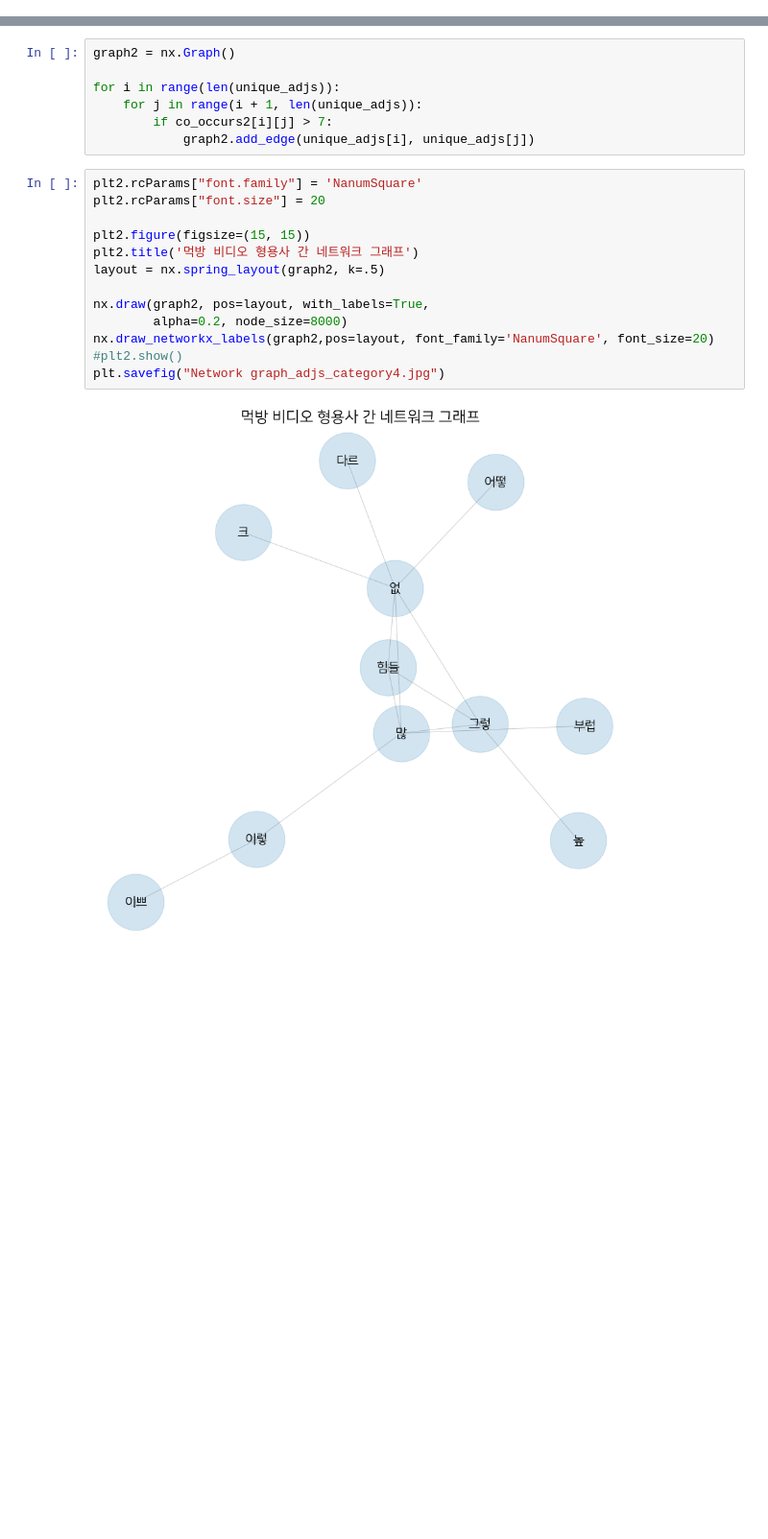
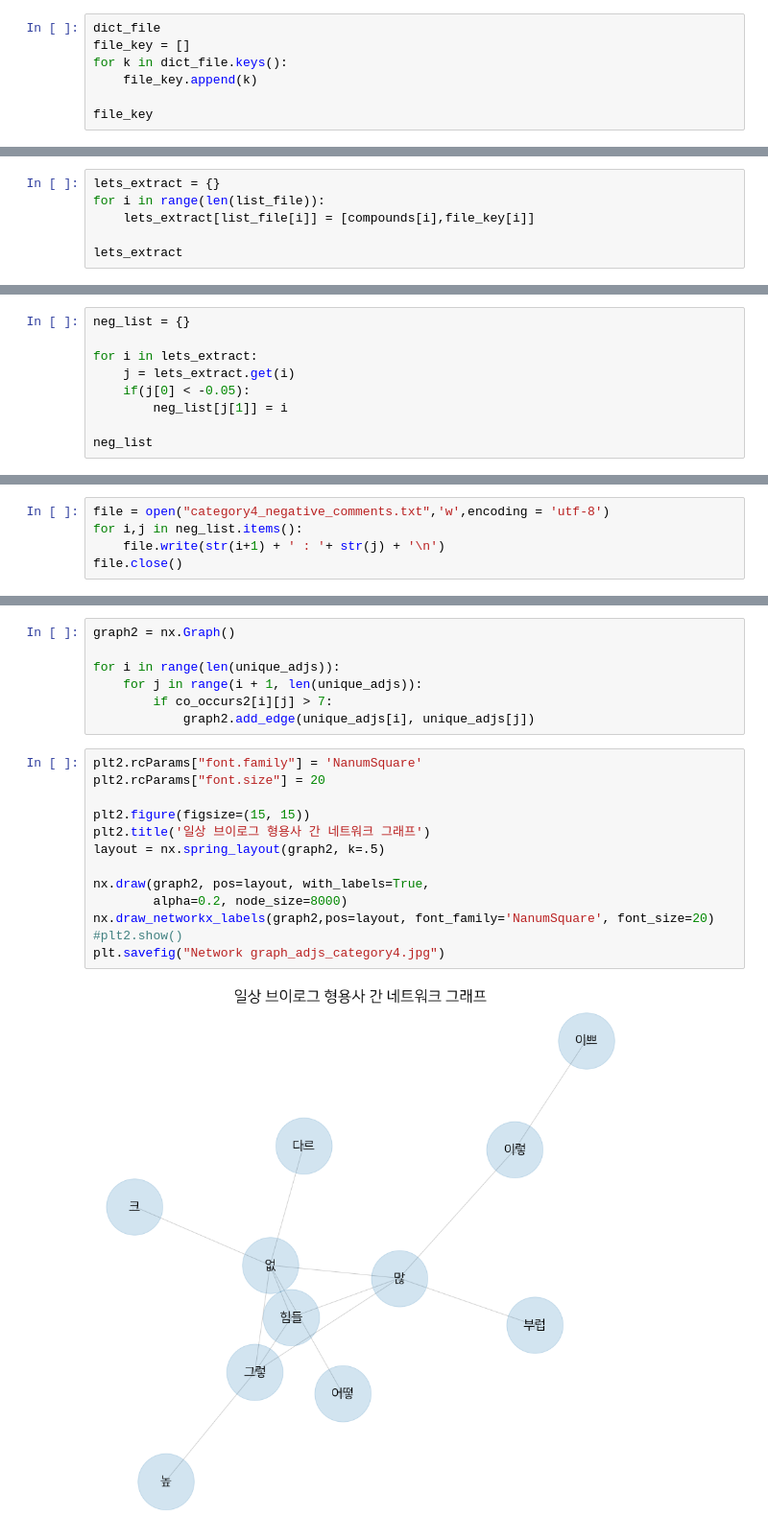
Before and after one commit to ClassicImpact/data_journalism_2019, a Jupyter notebook: Emotion&Network_analysis_Category4.ipynb, the cells around one changed output, grey strips where cells are left out. Shown at 96% size. Cells and saved outputs as stored; diff of their text form; blank space fills up the shorter version.

```diff
--- a/Emotion&Network_analysis_Category4.ipynb
+++ b/Emotion&Network_analysis_Category4.ipynb
@@ -272,3 +281,10 @@ Can you tell me where the bedding is?
 I think it's my husband's mind.
 
 Everyone is so cute and youth envious of youth ~ ㅠㅠ
+# %%
+dict_file
+file_key = []
+for k in dict_file.keys():
+    file_key.append(k)
+
+file_key
@@ -319,0 +358,6 @@ neu_words_value = neutral_words.get('mean_value')
+# %%
+lets_extract = {}
+for i in range(len(list_file)):
+    lets_extract[list_file[i]] = [compounds[i],file_key[i]]
+
+lets_extract
@@ -319,0 +382,9 @@ neu_words_value = neutral_words.get('mean_value')
+# %%
+neg_list = {}
+
+for i in lets_extract:
+    j = lets_extract.get(i)
+    if(j[0] < -0.05):
+        neg_list[j[1]] = i
+
+neg_list
@@ -320,3 +409,8 @@ neu_words_value = neutral_words.get('mean_value')
+# %%
+file = open("category4_negative_comments.txt",'w',encoding = 'utf-8')
+for i,j in neg_list.items():
+    file.write(str(i+1) + ' : '+ str(j) + '\n')
+file.close()
 # %%
 import string
 import pandas as pd
@@ -571,15 +665,15 @@ for i in range(len(unique_adjs)):
 # %%
 plt2.rcParams["font.family"] = 'NanumSquare'
 plt2.rcParams["font.size"] = 20
 
 plt2.figure(figsize=(15, 15))
-plt2.title('먹방 비디오 형용사 간 네트워크 그래프')
+plt2.title('일상 브이로그 형용사 간 네트워크 그래프')
 layout = nx.spring_layout(graph2, k=.5)
 
 nx.draw(graph2, pos=layout, with_labels=True,
         alpha=0.2, node_size=8000)
 nx.draw_networkx_labels(graph2,pos=layout, font_family='NanumSquare', font_size=20)
 #plt2.show()
 plt.savefig("Network graph_adjs_category4.jpg")
 # %% [output]
-[figure, old version]
+[figure, new version]
```
Also changed, not shown: parts of 12 cells of this notebook, 8 other files.
